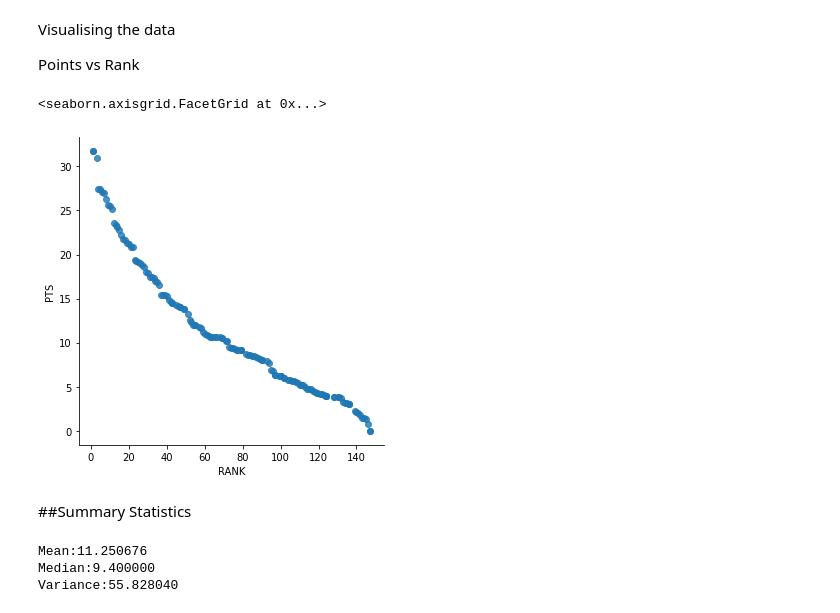
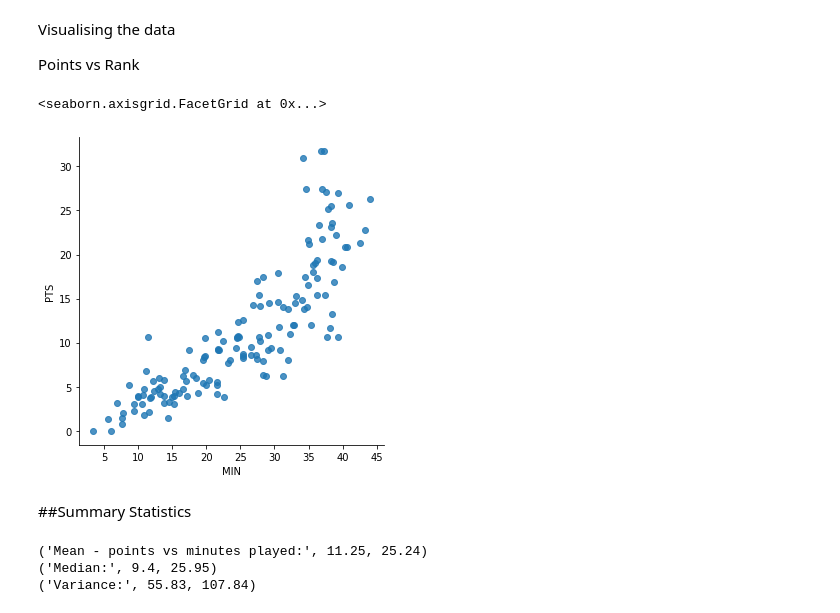
Before and after one commit to bntumb/NBA-Playoff-Stats, a Jupyter notebook: nba_playoff_stats.ipynb, the cells around one changed output. Saved outputs shown, nothing was run; the diff lists cells and outputs as text; code cells hidden in the pictures.

```diff
--- a/nba_playoff_stats.ipynb
+++ b/nba_playoff_stats.ipynb
@@ -98,17 +99,17 @@ Visualising the data
 
 Points vs Rank
 # %%
-sns.lmplot(nbaDf.columns[2], nbaDf.columns[23], data = nbaDf, fit_reg=False)
+sns.lmplot(nbaDf.columns[6], nbaDf.columns[23], data = nbaDf, fit_reg=False)
 # %% [output]
 <seaborn.axisgrid.FacetGrid at 0x...>
-[figure, old version]
+[figure, new version]
 # %% [markdown]
 ##Summary Statistics
 # %%
-print (('Mean:%f'% np.mean(points)))
-print (('Median:%f'% np.median(points)))
-print (('Variance:%f'% np.var(points)))
+print (('Mean - points vs minutes played:', round(np.mean(points), 2), round(np.mean(mins), 2)))
+print (('Median:', round(np.median(points), 2), round(np.median(mins), 2)))
+print (('Variance:', round(np.var(points), 2), round(np.var(mins), 2)))
 # %% [output]
-Mean:11.250676
-Median:9.400000
-Variance:55.828040
+('Mean - points vs minutes played:', 11.25, 25.24)
+('Median:', 9.4, 25.95)
+('Variance:', 55.83, 107.84)
```
Also changed, not shown: parts of 2 cells of this notebook.
